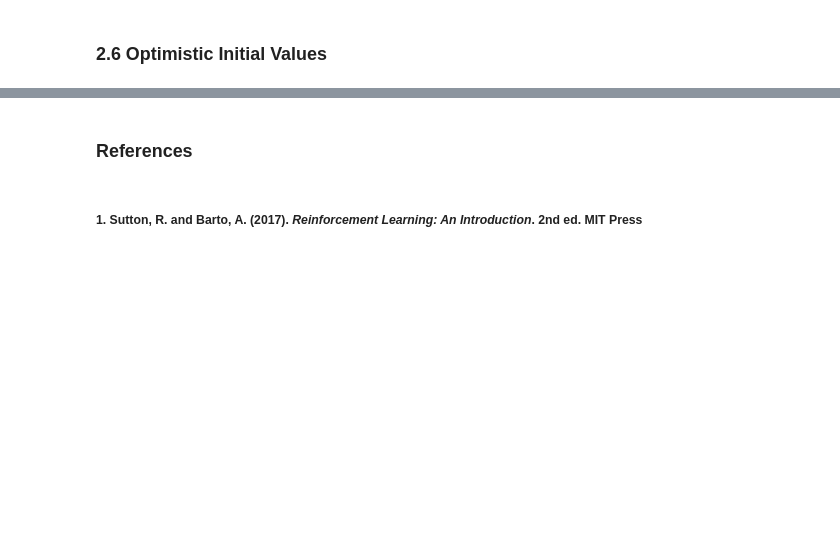
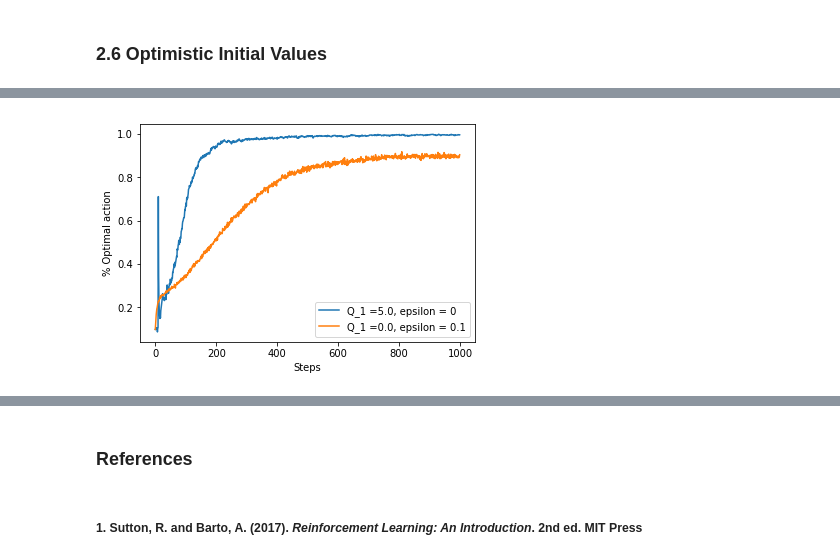
Before and after one commit to Curt-Park/reinforcement_learning_an_introduction, a Jupyter notebook: ch02_multi-armed_bandits/multi-armed_bandits.ipynb, the cells around one changed output, grey strips where cells are left out. Cells and saved outputs as stored; diff of their text form; code cells hidden in the pictures; blank space fills up the shorter version.

```diff
--- a/ch02_multi-armed_bandits/multi-armed_bandits.ipynb
+++ b/ch02_multi-armed_bandits/multi-armed_bandits.ipynb
@@ -226,0 +277,11 @@ $$\sum_{n=1}^{\infty} \alpha_n(a) = \infty \phantom{4} \text{and} \phantom{4}  \
+# %%
+plt.figure()
+for i, epsilon in enumerate(epsilons):
+    plt.plot(ratio_optimal_action[i], label='Q_1 ='+str(initial_values[i])+', epsilon = '+str(epsilon))
+plt.xlabel('Steps')
+plt.ylabel('% Optimal action')
+plt.legend()
+
+plt.show()
+# %% [output]
+[figure, added]
```
Also changed, not shown: parts of 7 cells of this notebook.
